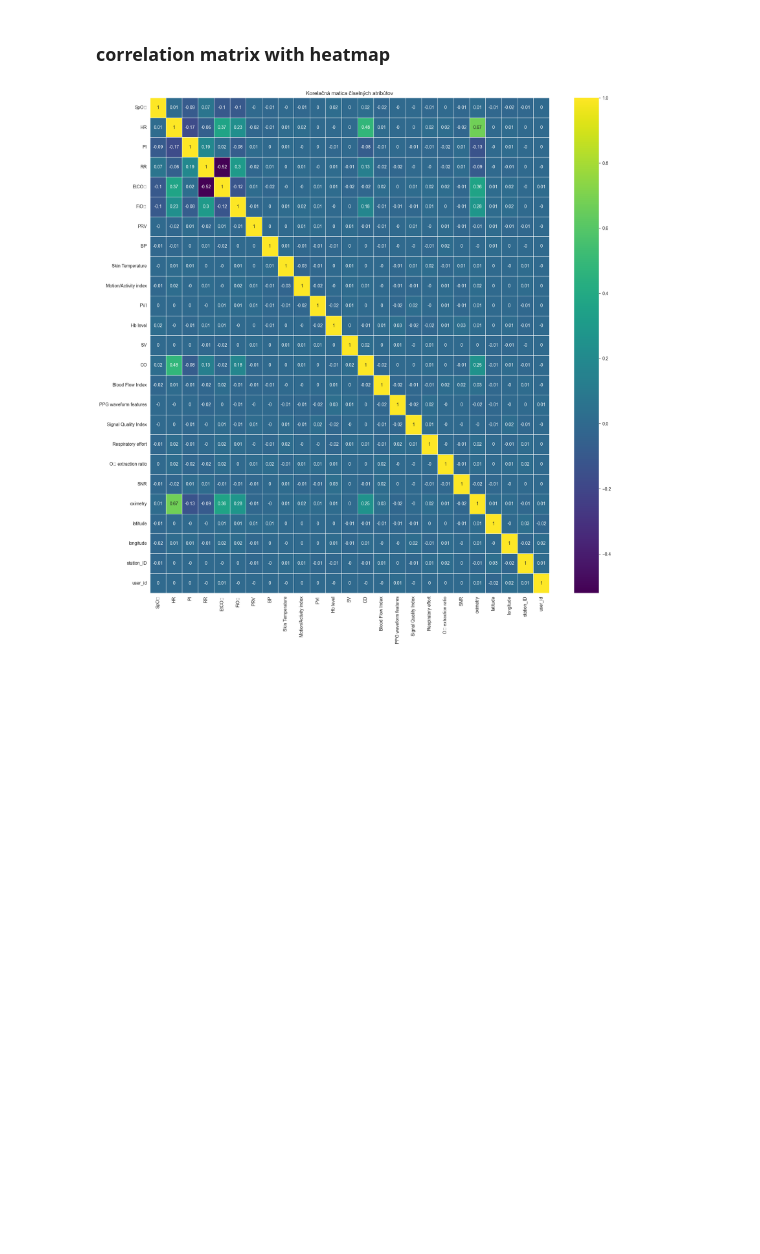
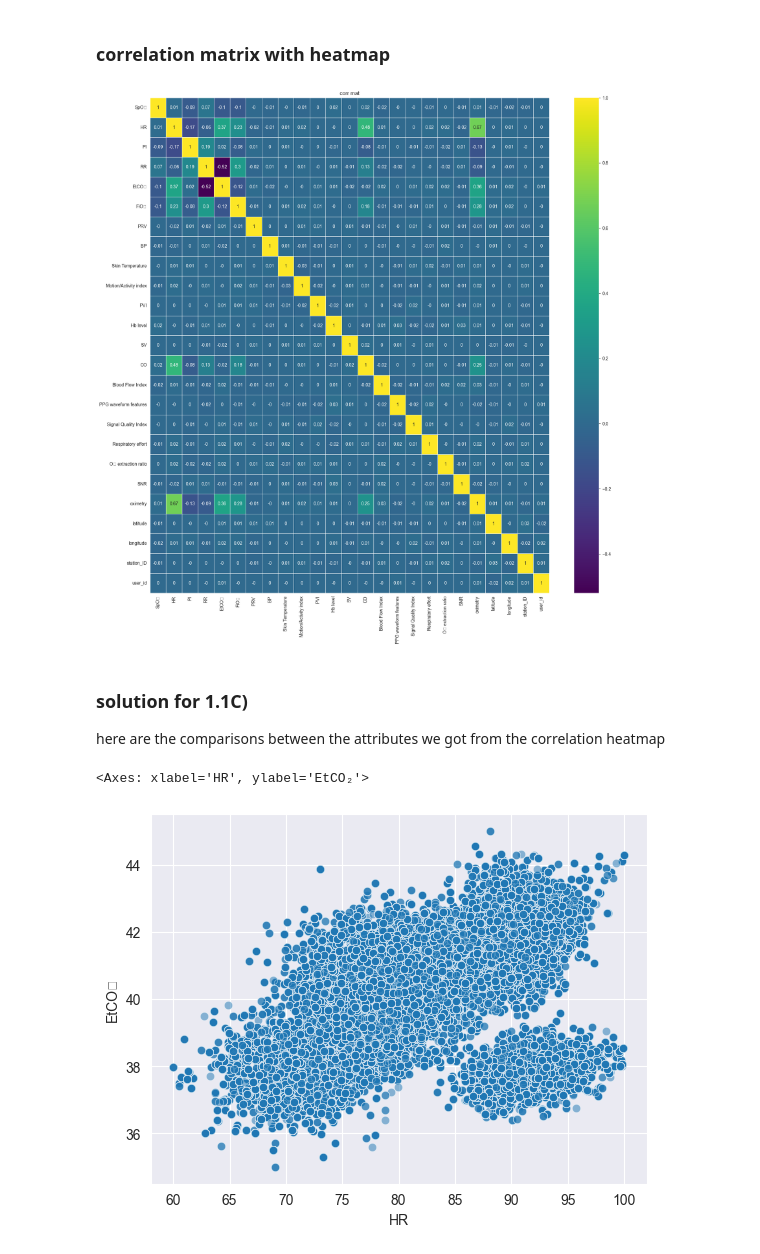
Before and after one commit to xKazimir/IAU_Project, a Jupyter notebook: Project_IAU.ipynb, the cells around one changed output. Saved outputs shown, nothing was run; the diff lists cells and outputs as text; code cells hidden in the pictures; blank space fills up the shorter version.

```diff
--- a/Project_IAU.ipynb
+++ b/Project_IAU.ipynb
@@ -574,7 +574,7 @@ station_attributes = ['QoS', 'code', 'latitude', 'longitude', ]
 #current location has been mentioned in station atts, may be dropped -> later comment : it was dropped
 #blood group may be relevant, may be not we will see
 #user id just so we have some unique user identifier since we are dropping name and everything
-patient_attributes = ['current_location','user_id', 'blood_group', 'station_ID']
+patient_attributes = ['user_id', 'blood_group', 'station_ID']
 
 #everything apart from longitude and latitude since that is already kept from station_attributes and we mentioned before that all stations are mentioned in obs_df
 observation_attributes = ['SpO₂', 'HR', 'PI', 'RR', 'EtCO₂', 'FiO₂', 'PRV', 'BP',
@@ -663,4 +663,4 @@ sns.heatmap(corr_matrix, cmap='viridis', annot=True,linewidths=0.5)
 plt.title("corr mat")
 plt.show()
 # %% [output]
-[figure, old version]
+[figure, new version]
@@ -666,0 +678,9 @@ plt.show()
+# %% [markdown]
+### solution for 1.1C)
+here are the comparisons between the attributes we got from the correlation heatmap
+# %%
+#HR-EtCO2
+sns.scatterplot(data=df, x='HR', y='EtCO₂', alpha=0.5)
+# %% [output]
+<Axes: xlabel='HR', ylabel='EtCO₂'>
+[figure, added]
```
Also changed, not shown: parts of 28 cells of this notebook.
